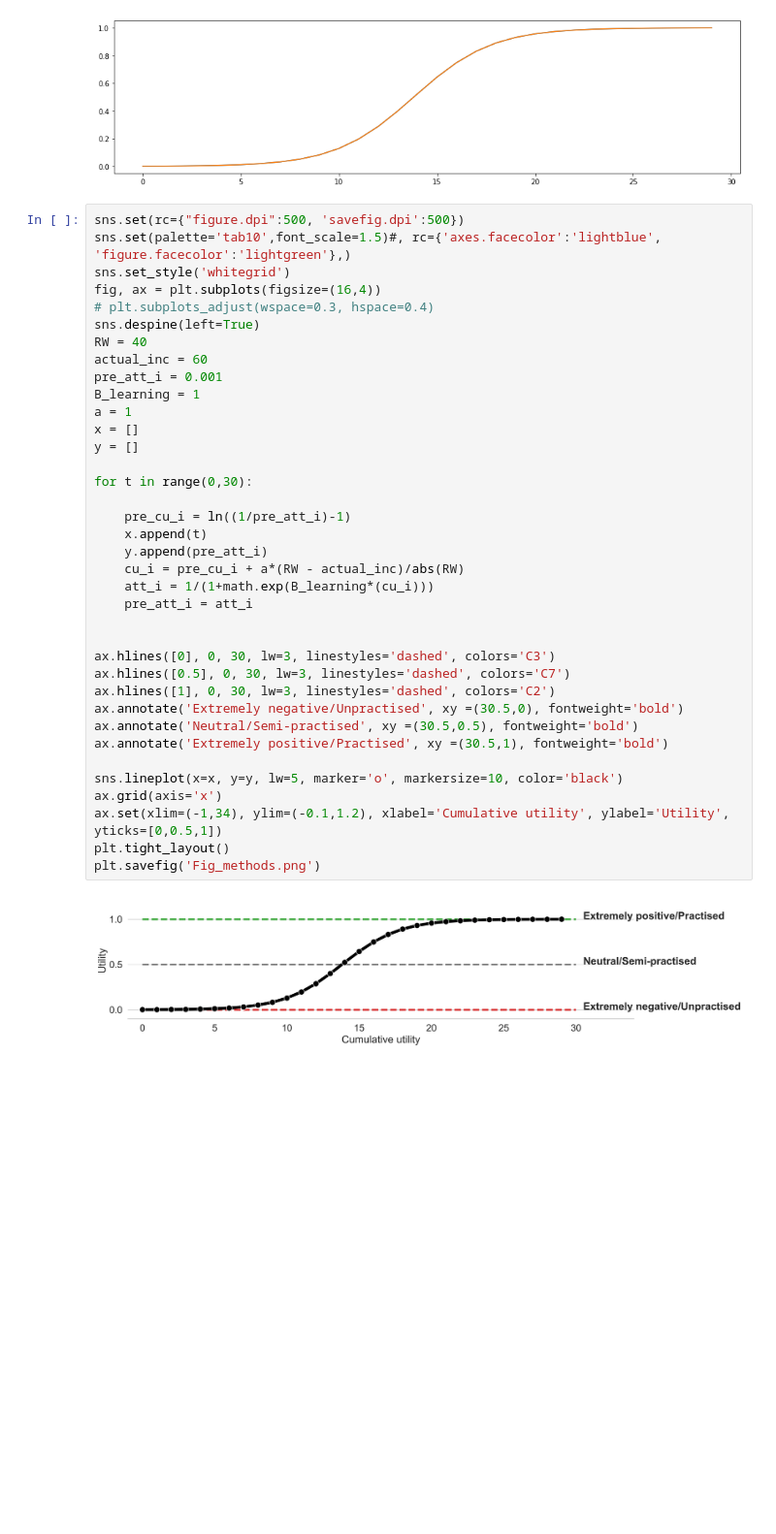
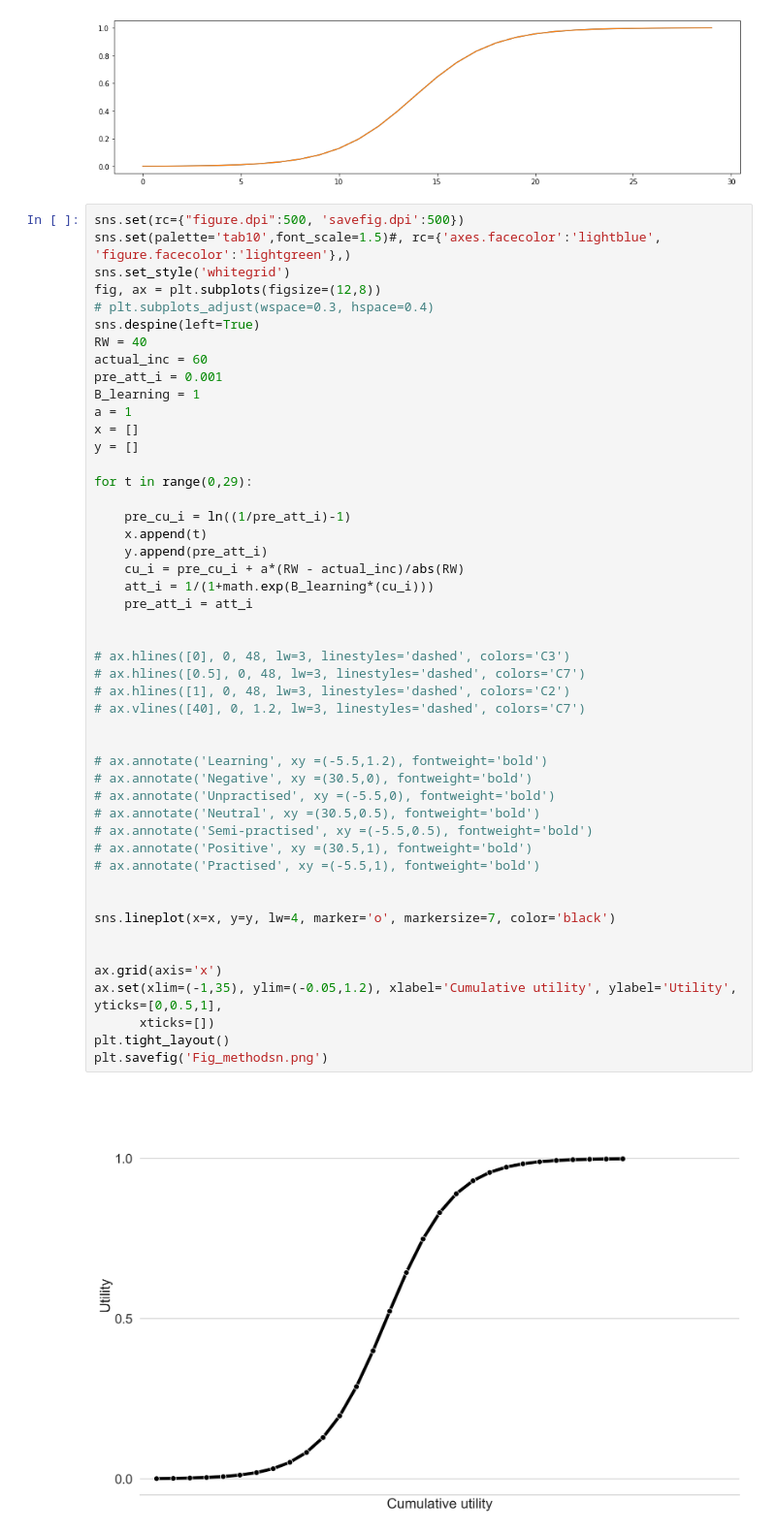
Before and after one commit to Farnoud-G/MaaSSim, a Jupyter notebook: docs/tutorials/S-shaped Curves.ipynb, the cells around one changed output. Shown at 97% size. Saved outputs shown, nothing was run; the diff lists cells and outputs as text; blank space fills up the shorter version.

```diff
--- a/docs/tutorials/S-shaped Curves.ipynb
+++ b/docs/tutorials/S-shaped Curves.ipynb
@@ -498,39 +498,50 @@ sns.lineplot(x=x, y=y)
 # %%
 sns.set(rc={"figure.dpi":500, 'savefig.dpi':500})
 sns.set(palette='tab10',font_scale=1.5)#, rc={'axes.facecolor':'lightblue', 'figure.facecolor':'lightgreen'},)
 sns.set_style('whitegrid')
-fig, ax = plt.subplots(figsize=(16,4))
+fig, ax = plt.subplots(figsize=(12,8))
 # plt.subplots_adjust(wspace=0.3, hspace=0.4)
 sns.despine(left=True)
 RW = 40
 actual_inc = 60
 pre_att_i = 0.001
 B_learning = 1
 a = 1
 x = []
 y = []
 
-for t in range(0,30):
+for t in range(0,29):
 
     pre_cu_i = ln((1/pre_att_i)-1)
     x.append(t)
     y.append(pre_att_i)
     cu_i = pre_cu_i + a*(RW - actual_inc)/abs(RW)
     att_i = 1/(1+math.exp(B_learning*(cu_i)))
     pre_att_i = att_i
 
 
-ax.hlines([0], 0, 30, lw=3, linestyles='dashed', colors='C3')
-ax.hlines([0.5], 0, 30, lw=3, linestyles='dashed', colors='C7')
-ax.hlines([1], 0, 30, lw=3, linestyles='dashed', colors='C2')
-ax.annotate('Extremely negative/Unpractised', xy =(30.5,0), fontweight='bold')
-ax.annotate('Neutral/Semi-practised', xy =(30.5,0.5), fontweight='bold')
-ax.annotate('Extremely positive/Practised', xy =(30.5,1), fontweight='bold')
+# ax.hlines([0], 0, 48, lw=3, linestyles='dashed', colors='C3')
+# ax.hlines([0.5], 0, 48, lw=3, linestyles='dashed', colors='C7')
+# ax.hlines([1], 0, 48, lw=3, linestyles='dashed', colors='C2')
+# ax.vlines([40], 0, 1.2, lw=3, linestyles='dashed', colors='C7')
 
-sns.lineplot(x=x, y=y, lw=5, marker='o', markersize=10, color='black')
+
+# ax.annotate('Learning', xy =(-5.5,1.2), fontweight='bold')
+# ax.annotate('Negative', xy =(30.5,0), fontweight='bold')
+# ax.annotate('Unpractised', xy =(-5.5,0), fontweight='bold')
+# ax.annotate('Neutral', xy =(30.5,0.5), fontweight='bold')
+# ax.annotate('Semi-practised', xy =(-5.5,0.5), fontweight='bold')
+# ax.annotate('Positive', xy =(30.5,1), fontweight='bold')
+# ax.annotate('Practised', xy =(-5.5,1), fontweight='bold')
+
+
+sns.lineplot(x=x, y=y, lw=4, marker='o', markersize=7, color='black')
+
+
 ax.grid(axis='x')
-ax.set(xlim=(-1,34), ylim=(-0.1,1.2), xlabel='Cumulative utility', ylabel='Utility', yticks=[0,0.5,1])
+ax.set(xlim=(-1,35), ylim=(-0.05,1.2), xlabel='Cumulative utility', ylabel='Utility', yticks=[0,0.5,1],
+      xticks=[])
 plt.tight_layout()
-plt.savefig('Fig_methods.png')
+plt.savefig('Fig_methodsn.png')
 # %% [output]
-[figure, old version]
+[figure, new version]
```
Also changed, not shown: parts of 6 cells of this notebook, 11 other files.
